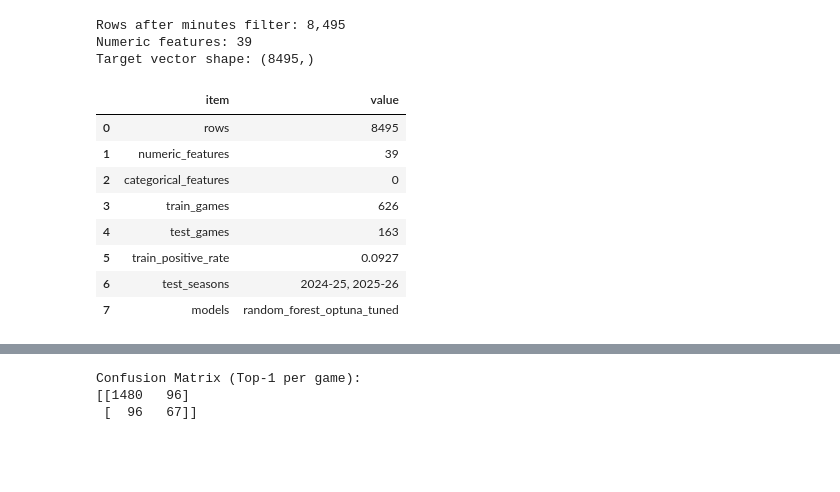
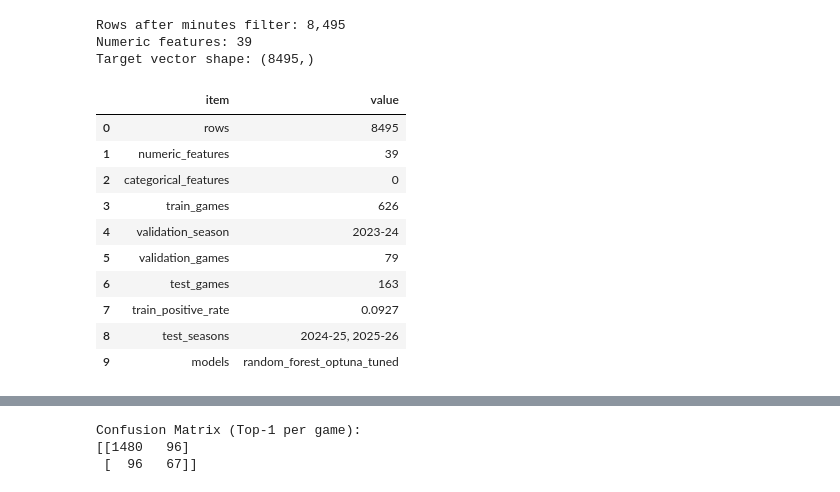
Before and after one commit to Tttaussig33/tommy-award-analysis, a Jupyter notebook: random_forest_classifier.ipynb, the cells around one changed output, grey strips where cells are left out. Saved outputs shown, nothing was run; the diff lists cells and outputs as text; code cells hidden in the pictures; blank space fills up the shorter version.

```diff
--- a/default_random_forest_classifier.ipynb
+++ b/random_forest_classifier.ipynb
@@ -149,42 +144,59 @@ X_test = test_df[numeric_feature_cols].copy()
 y_train = train_df[target_col].astype(int)
 y_test = test_df[target_col].astype(int)
 
+train_seasons_for_val = sorted(
+    train_df["season"].dropna().astype(str).unique().tolist(),
+    key=lambda s: int(s.split("-")[0]),
+)
+validation_season = train_seasons_for_val[-1] if train_seasons_for_val else "n/a"
+validation_games = (
+    train_df.loc[train_df["season"] == validation_season, game_id_col].nunique()
+    if validation_season != "n/a"
+    else 0
+)
+
 summary_df = pd.DataFrame(
     {
         "item": [
             "rows",
             "numeric_features",
             "categorical_features",
             "train_games",
+            "validation_season",
+            "validation_games",
             "test_games",
             "train_positive_rate",
             "test_seasons",
             "models",
         ],
         "value": [
             len(df),
             len(numeric_feature_cols),
             0,
             train_df[game_id_col].nunique(),
+            validation_season,
+            validation_games,
             test_df[game_id_col].nunique(),
             round(train_df[target_col].mean(), 4),
             ", ".join(selected_test_seasons),
             "random_forest_optuna_tuned",
         ],
     }
 )
 
 display(summary_df)
 # %% [output]
 |  | item | value |
 | 0 | rows | 8495 |
 | 1 | numeric_features | 39 |
 | 2 | categorical_features | 0 |
 | 3 | train_games | 626 |
-| 4 | test_games | 163 |
-| 5 | train_positive_rate | 0.0927 |
-| 6 | test_seasons | 2024-25, 2025-26 |
-| 7 | models | random_forest_optuna_tuned |
+| 4 | validation_season | 2023-24 |
+| 5 | validation_games | 79 |
+| 6 | test_games | 163 |
+| 7 | train_positive_rate | 0.0927 |
+| 8 | test_seasons | 2024-25, 2025-26 |
+| 9 | models | random_forest_optuna_tuned |
 # %%
 import optuna
 from optuna.pruners import MedianPruner
```
Also changed, not shown: parts of 2 cells of this notebook, 2 other files.
